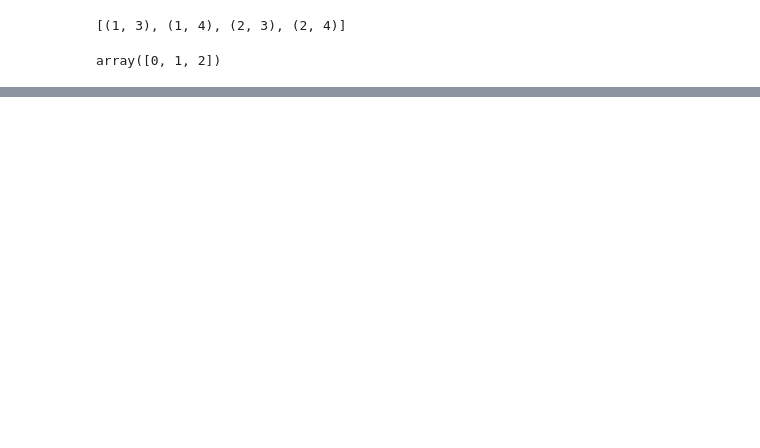
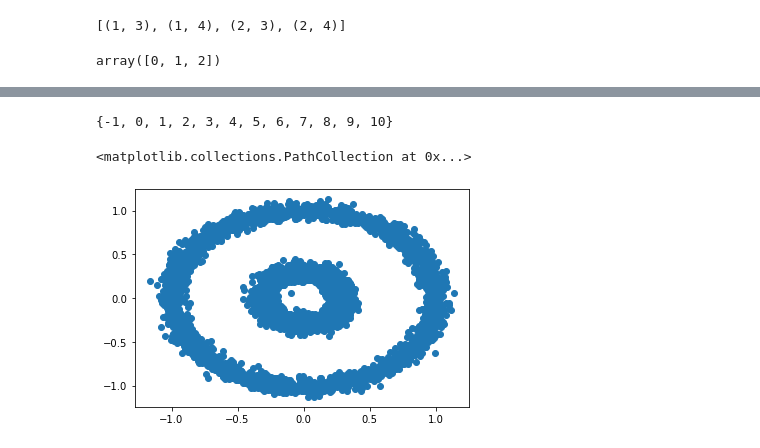
Before and after one commit to felixballestergoytia/Bootcamp_Sep2022, a Jupyter notebook: DBSCAN/dbscan.ipynb, the cells around one changed output, grey strips where cells are left out. Cells and saved outputs as stored; diff of their text form; code cells hidden in the pictures; blank space fills up the shorter version.

```diff
--- a/DBSCAN/dbscan.ipynb
+++ b/DBSCAN/dbscan.ipynb
@@ -91,0 +107,4 @@ emparejamientos_funcion(X,etiquetas,etiquetas_pred)
+# %%
+set(predicc)
+# %% [output]
+{-1, 0, 1, 2, 3, 4, 5, 6, 7, 8, 9, 10}
@@ -91,0 +113,7 @@ emparejamientos_funcion(X,etiquetas,etiquetas_pred)
+# %%
+X,clasese_reales=make_circles(n_samples=5000,factor=0.3,noise=0.05)
+# %%
+plt.scatter(X[:,0],X[:,1])
+# %% [output]
+<matplotlib.collections.PathCollection at 0x...>
+[figure, added]
```
Also changed, not shown: parts of 18 cells of this notebook.
